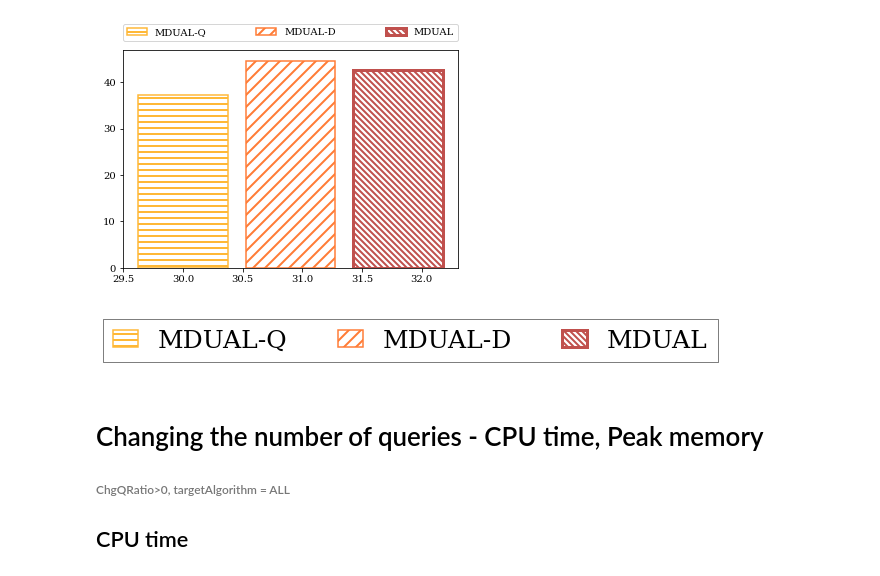
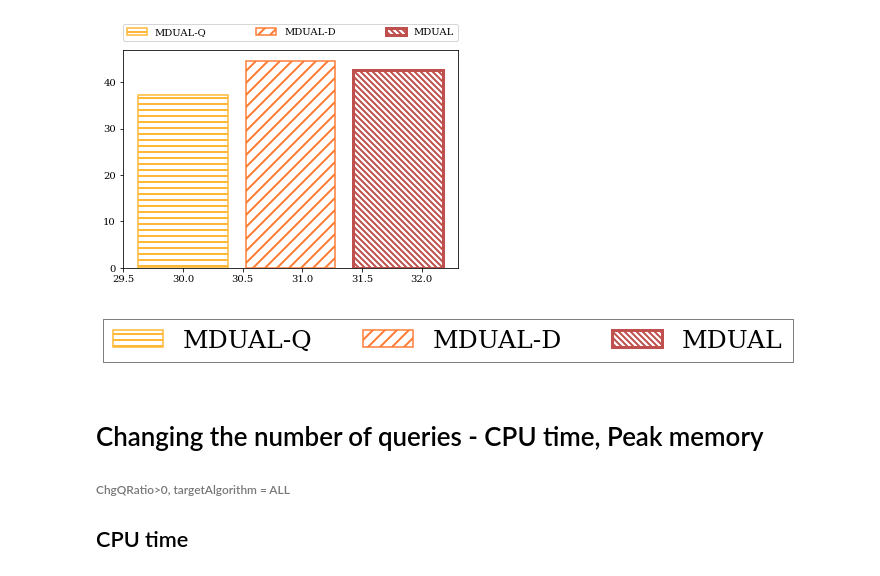
Before and after one commit to YoojuShin/SIGMOD2021LogScript, a Jupyter notebook: figure_script.ipynb, the cells around one changed output. Cells and saved outputs as stored; diff of their text form; code cells hidden in the pictures.

```diff
--- a/figure_script.ipynb
+++ b/figure_script.ipynb
@@ -1,14 +1,21 @@
 # %%
+
 import os
 import numpy as np
 import pandas as pd
 import matplotlib.pyplot as plt
-plt.rcParams["font.family"] = "serif"
+
+
+plt.rcParams['pdf.fonttype'] = 42
+plt.rcParams['ps.fonttype'] = 42
+
+plt.rcParams["font.family"] = "Serif"
 plt.rcParams['hatch.linewidth'] = 2
 plt.rcParams["mathtext.fontset"] = "custom"
-plt.rcParams['mathtext.rm'] = 'serif'
-plt.rcParams['mathtext.it'] = 'serif:italic'
-plt.rcParams['mathtext.bf'] = 'serif:bold'
+plt.rcParams['mathtext.rm'] = 'Serif'
+plt.rcParams['mathtext.it'] = 'Serif'
+plt.rcParams['mathtext.bf'] = 'Serif'
+
 
 
 dataset = ["STK","TAO","HPC","GAS","EM","FC"]
@@ -100,6 +107,11 @@ FONTSIZE_YLABEL_cx=20
 barWidth_cx = 0.5
 intra_bar_space_cx = 0.82
 inter_bar_space_cx = 1.5
+
+FONTSIZE_XTICK_di=18
+FONTSIZE_YTICK_di=18
+FONTSIZE_XLABEL_di=20
+FONTSIZE_YLABEL_di=20
 # %%
 fileList = ['result_default_numQuery','result_varyingParams','result_varyingStatRatio','result_varingGrouping_STK_TAO_HPC','result_varingGrouping_GAS_EM_FC']
 
@@ -573,23 +585,23 @@ legend = ax.legend(handles=bars,labels=target_alg_ours,\
 # %%
 figsize = (10, 1)
 fig_leg = plt.figure(figsize=figsize)
 ax_leg = fig_leg.add_subplot(111)
 # add the legend from the previous axes
 legend = ax_leg.legend(handles=bars,labels=target_alg_ours, loc='center', ncol=len(target_alg_ours), \
-                facecolor='white', framealpha=1,edgecolor='black', fancybox = False,handlelength =1,\
+                facecolor='white', framealpha=1,edgecolor='black', fancybox = False,handlelength = 2,\
               prop={'size':25}
               )
 # hide the axes frame and the x/y labels
 ax_leg.axis('off')
 legend.get_frame().set_linewidth(0.5)
 fig_leg.savefig("Figures/"+'Grouping_Legend.pdf', bbox_inches='tight', format='pdf')
 
 # ax_leg.legend(handles=bars,labels=cx_params_space, loc='center', ncol=len(cx_params_space), \
 #                 facecolor='white', framealpha=1, edgecolor='black', fancybox = False, handlelength =1,\
 #               prop={'size':20}
 #               )
 # %% [output]
-[figure, old version]
+[figure, new version]
 # %% [markdown]
 # Changing the number of queries - CPU time, Peak memory
 ###### ChgQRatio>0, targetAlgorithm = ALL
```
Also changed, not shown: parts of 4 cells of this notebook, 52 other files.
